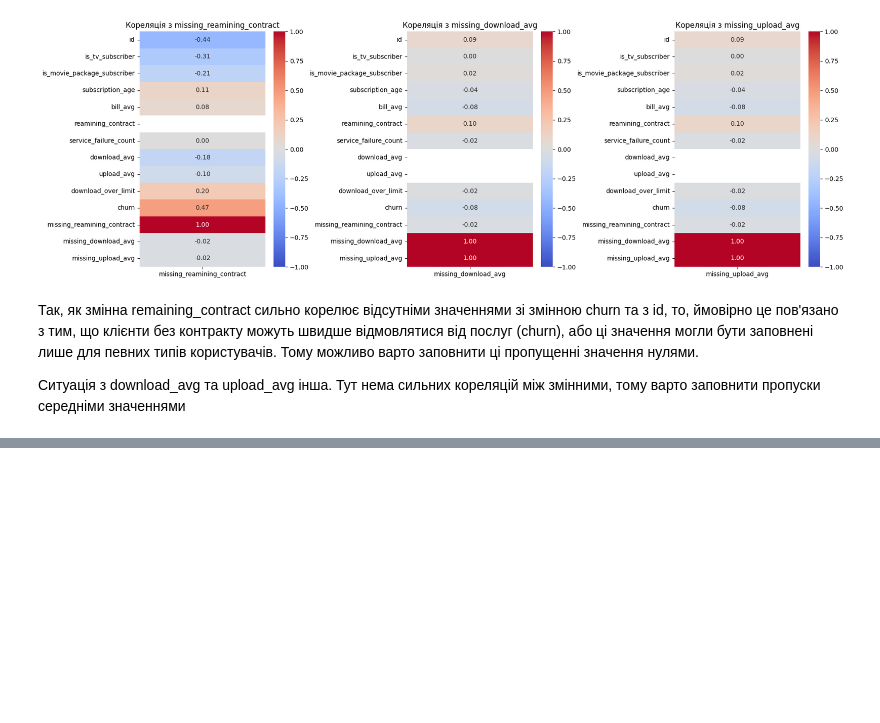
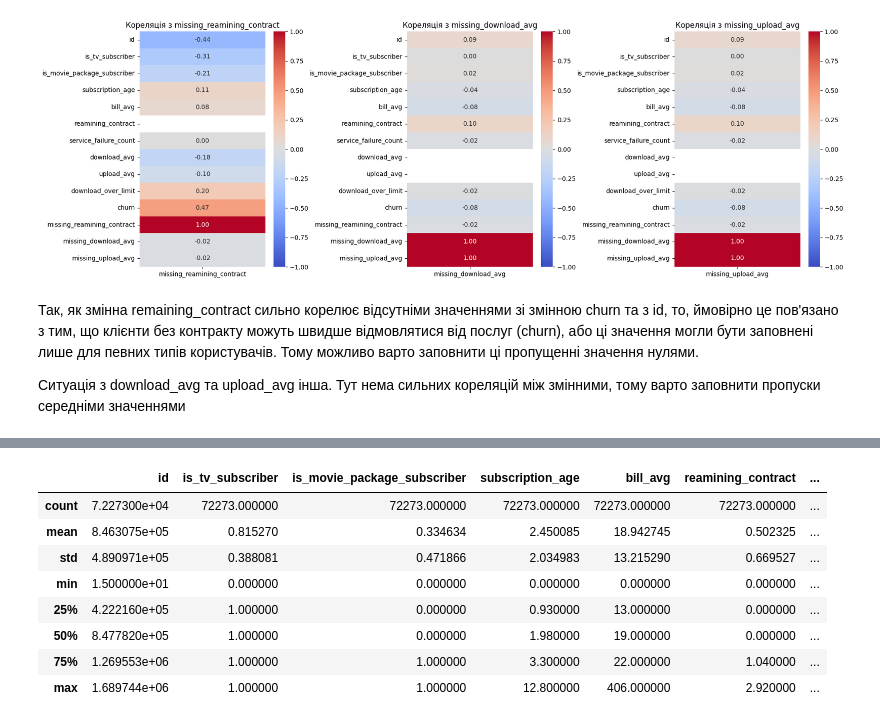
Before and after one commit to Kalmar41k/internet-service-churn-prediction, a Jupyter notebook: model_training.ipynb, the cells around one changed output, grey strips where cells are left out. Saved outputs shown, nothing was run; the diff lists cells and outputs as text; code cells hidden in the pictures; blank space fills up the shorter version.

```diff
--- a/model_training.ipynb
+++ b/model_training.ipynb
@@ -201,0 +206,2 @@ plt.show()
+# %%
+df = pd.read_csv(next(iter(uploaded)))
@@ -201,0 +217,3 @@ plt.show()
+# %%
+prep_df = df[df['subscription_age'] >= 0]
+prep_df[df['subscription_age'] < 0]
@@ -201,0 +224,11 @@ plt.show()
+# %%
+
+# замінимо відсутні значення у reamining_contract нулями
+# так як значення у download_avg та upload_avg можуть бути аномально великими, краще замінити відсутні значення медіаною
+prep_df = prep_df.assign(
+    reamining_contract=prep_df['reamining_contract'].fillna(0),
+    download_avg=prep_df['download_avg'].fillna(prep_df['download_avg'].median()),
+    upload_avg=prep_df['upload_avg'].fillna(prep_df['upload_avg'].median())
+)
+
+display(prep_df.isnull().sum())
@@ -201,0 +249,12 @@ plt.show()
+# %%
+prep_df.describe()
+# %% [output]
+|  | id | is_tv_subscriber | is_movie_package_subscriber | subscription_age | bill_avg | reamining_contract | ... |
+| count | 7.227300e+04 | 72273.000000 | 72273.000000 | 72273.000000 | 72273.000000 | 72273.000000 | ... |
+| mean | 8.463075e+05 | 0.815270 | 0.334634 | 2.450085 | 18.942745 | 0.502325 | ... |
+| std | 4.890971e+05 | 0.388081 | 0.471866 | 2.034983 | 13.215290 | 0.669527 | ... |
+| min | 1.500000e+01 | 0.000000 | 0.000000 | 0.000000 | 0.000000 | 0.000000 | ... |
+| 25% | 4.222160e+05 | 1.000000 | 0.000000 | 0.930000 | 13.000000 | 0.000000 | ... |
+| 50% | 8.477820e+05 | 1.000000 | 0.000000 | 1.980000 | 19.000000 | 0.000000 | ... |
+| 75% | 1.269553e+06 | 1.000000 | 1.000000 | 3.300000 | 22.000000 | 1.040000 | ... |
+| max | 1.689744e+06 | 1.000000 | 1.000000 | 12.800000 | 406.000000 | 2.920000 | ... |
```
Also changed, not shown: parts of 19 cells of this notebook.
